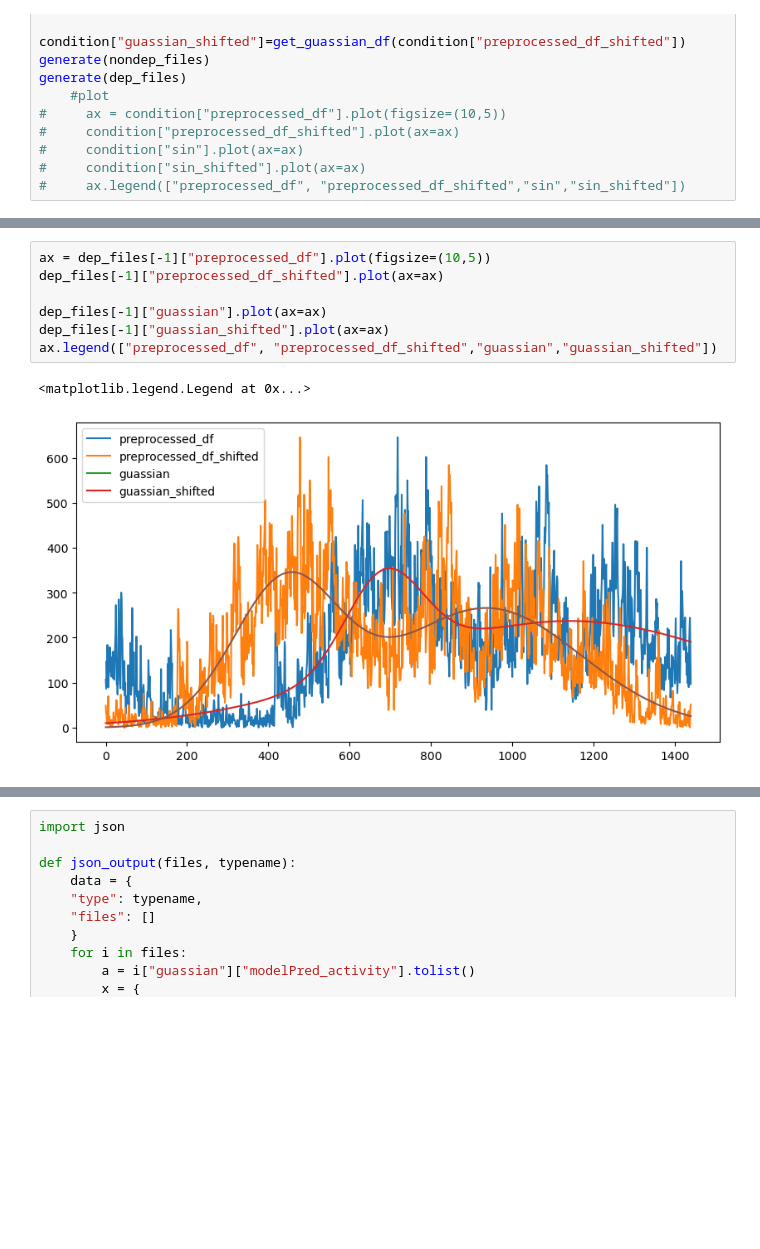
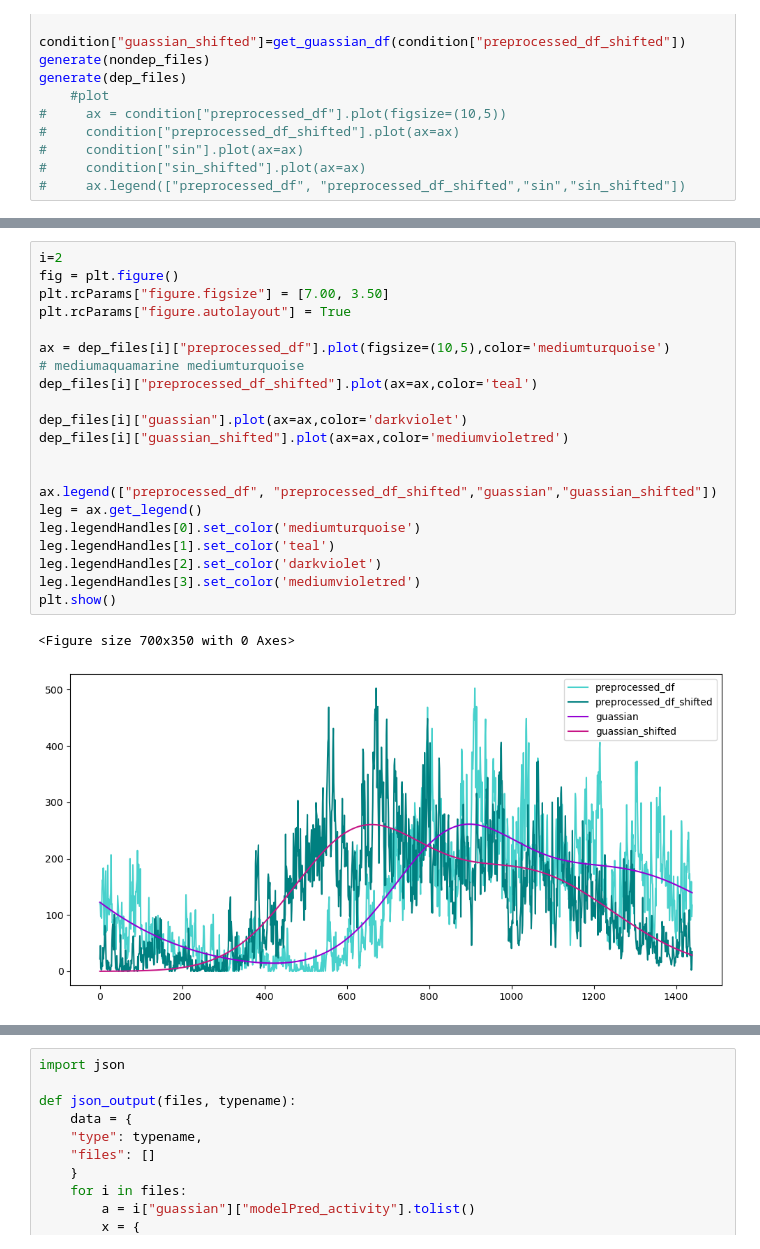
Before and after one commit to BananaBond/IVDA_Project, a Jupyter notebook: data-preprocess/preprocess.ipynb, the cells around one changed output, grey strips where cells are left out. Drawn from its saved outputs; the diff is of its cells as text; blank space fills up the shorter version.

```diff
--- a/data-preprocess/preprocess.ipynb
+++ b/data-preprocess/preprocess.ipynb
@@ -107,10 +106,24 @@ ax.legend(["preprocessed_df", "preprocessed_df_shifted","guassian","guassian_shi
 # %%
-ax = dep_files[-1]["preprocessed_df"].plot(figsize=(10,5))
-dep_files[-1]["preprocessed_df_shifted"].plot(ax=ax)
+i=2
+fig = plt.figure()
+plt.rcParams["figure.figsize"] = [7.00, 3.50]
+plt.rcParams["figure.autolayout"] = True
 
-dep_files[-1]["guassian"].plot(ax=ax)
-dep_files[-1]["guassian_shifted"].plot(ax=ax)
+ax = dep_files[i]["preprocessed_df"].plot(figsize=(10,5),color='mediumturquoise')
+# mediumaquamarine mediumturquoise
+dep_files[i]["preprocessed_df_shifted"].plot(ax=ax,color='teal')
+
+dep_files[i]["guassian"].plot(ax=ax,color='darkviolet')
+dep_files[i]["guassian_shifted"].plot(ax=ax,color='mediumvioletred')
+
+
 ax.legend(["preprocessed_df", "preprocessed_df_shifted","guassian","guassian_shifted"])
+leg = ax.get_legend()
+leg.legendHandles[0].set_color('mediumturquoise')
+leg.legendHandles[1].set_color('teal')
+leg.legendHandles[2].set_color('darkviolet')
+leg.legendHandles[3].set_color('mediumvioletred')
+plt.show()
 # %% [output]
-<matplotlib.legend.Legend at 0x...>
+<Figure size 700x350 with 0 Axes>
-[figure, old version]
+[figure, new version]
```
Also changed, not shown: parts of 3 cells of this notebook, 2 other files.
